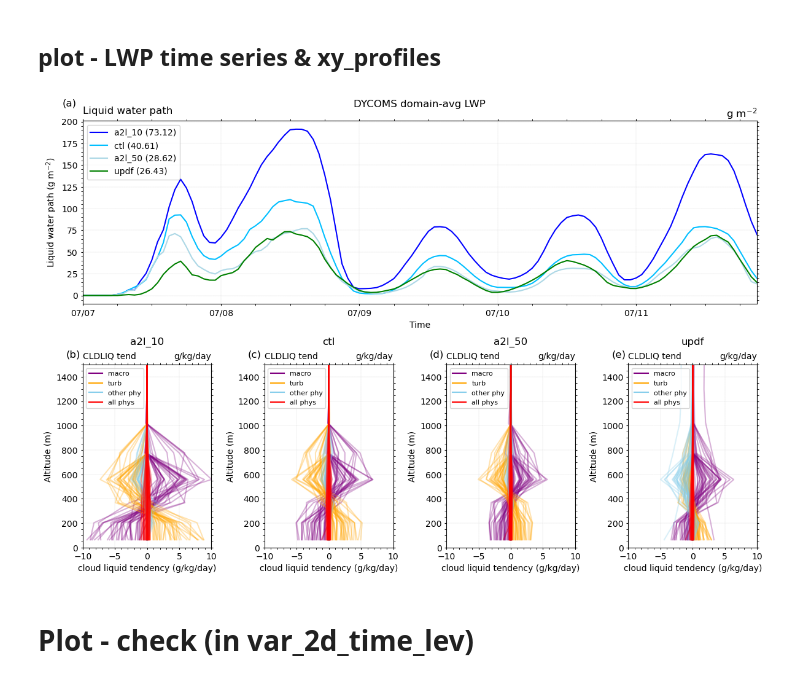
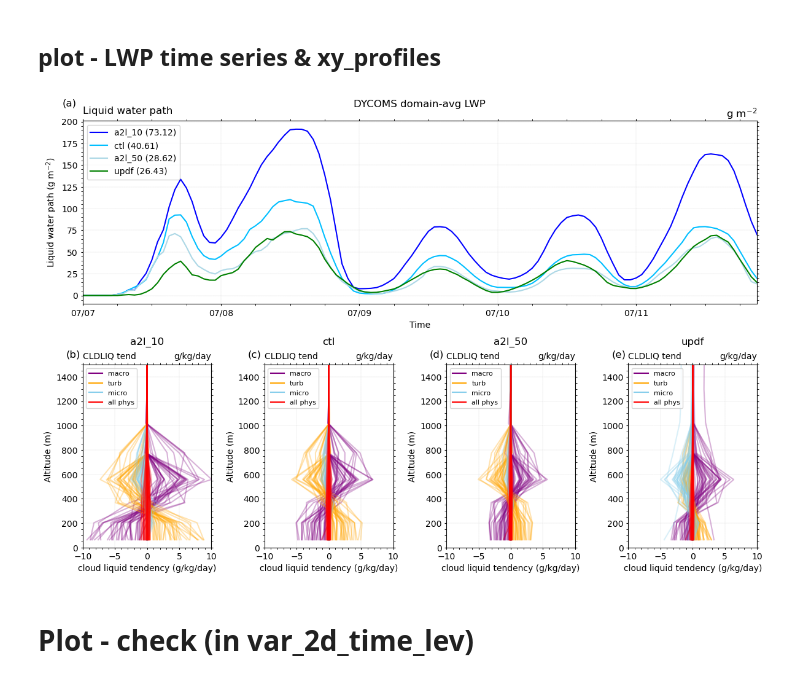
Before and after one commit to yihsuanchen/TaiESM1_Sc_diag, a Jupyter notebook: plot/plot_fig_xy_profile-var-TaiESM_hindcast.ipynb, the cells around one changed output. Saved outputs shown, nothing was run; the diff lists cells and outputs as text; code cells hidden in the pictures.

```diff
--- a/plot/plot_fig_xy_profile-var-TaiESM_hindcast.ipynb
+++ b/plot/plot_fig_xy_profile-var-TaiESM_hindcast.ipynb
@@ -195,7 +195,7 @@ def read_hindcast_icdate_lat_lon(icdate,
     #--- diagnose variables in all ds
     yhc.diagnose_var(ds_state, ["play","plev","Z3_ilev"])
     yhc.diagnose_var(ds_Ttend, ["DT_SUM_PHYS", "DT_deep"])
-    yhc.diagnose_var(ds_Qtend, ["DQV_SUM_PHYS", "DQL_SUM_PHYS", "DQV_deep", "DQV_SUM_PHYS_no_MA_VD", "DQL_SUM_PHYS_no_MA_VD" ])
+    yhc.diagnose_var(ds_Qtend, ["DQV_SUM_PHYS", "DQL_SUM_PHYS", "DQV_deep", "DQV_SUM_PHYS_no_MA_VD", "DQL_SUM_PHYS_no_MA_VD", "DQL_SUM_PHYS_no_MA_VD_MP" ])
 
     #--- get data at the given lat/lon
     ds_Ttend_latlon = select_region_ds(ds_Ttend, region=region, lat=lat, lon=lon)
@@ -3298,13 +3298,15 @@ color_ZM = 'blue'   ; color_CMF = 'cyan'     ; color_DPDLF = 'royalblue' ; color
 color_MACP = 'purple' ; color_MP = 'limegreen' ; color_QRL = 'orange' ; color_QRS = 'pink'
 color_vdiff = 'orange' ; color_gwd = 'yellow'
 
-var_names = ["MACPDLIQ","VDCLDLIQ","DQL_SUM_PHYS_no_MA_VD", "PTECLDLIQ"]
+#var_names = ["MACPDLIQ","VDCLDLIQ","DQL_SUM_PHYS_no_MA_VD", "PTECLDLIQ"]
+#var_names = ["MACPDLIQ","VDCLDLIQ","MPDLIQ", "DQL_SUM_PHYS_no_MA_VD_MP", "PTECLDLIQ"]
+var_names = ["MACPDLIQ","VDCLDLIQ","MPDLIQ", "PTECLDLIQ"]
 
 opt_xy = {
     "colors":[color_MACP,color_vdiff, "skyblue", color_PT],
     "linestyles": ["-"] * len(var_names),
     "xlabel": "cloud liquid tendency",
-    "labels":["macro","turb","other phy", "all phys"],
+    "labels":["macro","turb","micro", "all phys"],
 }
 xmin_xmax = (-10, 10)
 
@@ -3336,33 +3338,33 @@ for j, ds in enumerate(ds_list):
     ax = fig.add_subplot(gs[1, j])
     opt_xy["left_string"] = "CLDLIQ tend"
     plot_xy_profile_NvNt1f(ax, ds["Qtend"], yy_list[j][lev_select], var_names,
                      stride=1, xmin_xmax=xmin_xmax, title=titles[j],
                      opt_xy=opt_xy)
     ax.grid(color="gray", linestyle='--', linewidth=0.1)
     ax.set_ylim(0, 1500)
     axes.append(ax)
 
 #--- add_labels_to_subplots
 def add_labels_to_subplots(axes, num_labels=20, fontsize=8):
     # Generate labels from "(a)" to the specified number of labels
     labels = [f"({char})" for char in string.ascii_lowercase[1:num_labels]]
 
     for i, ax in enumerate(axes):
         if i < len(labels):  # Ensure we don't exceed the number of labels
             ax.text(-0.13, 1.08, labels[i], transform=ax.transAxes, fontsize=12, verticalalignment='top')
 
 ax0.text(-0.03, 1.12, "(a)", transform=ax0.transAxes, fontsize=12, verticalalignment='top')
 add_labels_to_subplots(axes)
 
 #for i in range(4):
 #    ax = fig.add_subplot(gs[1, i])
 #    ax.set_title(f"Bottom Row: Subplot {i+1}")
 #    axes.append(ax)
 
 # Adjust layout
 plt.tight_layout()
 plt.show()
 # %% [output]
-[figure, old version]
+[figure, new version]
 # %% [markdown]
 # Plot - check (in var_2d_time_lev)
```
Also changed, not shown: parts of 3 cells of this notebook.
